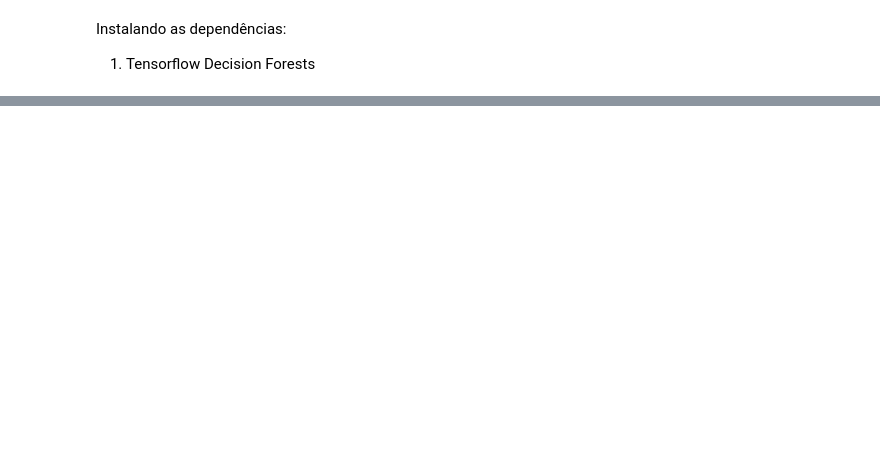
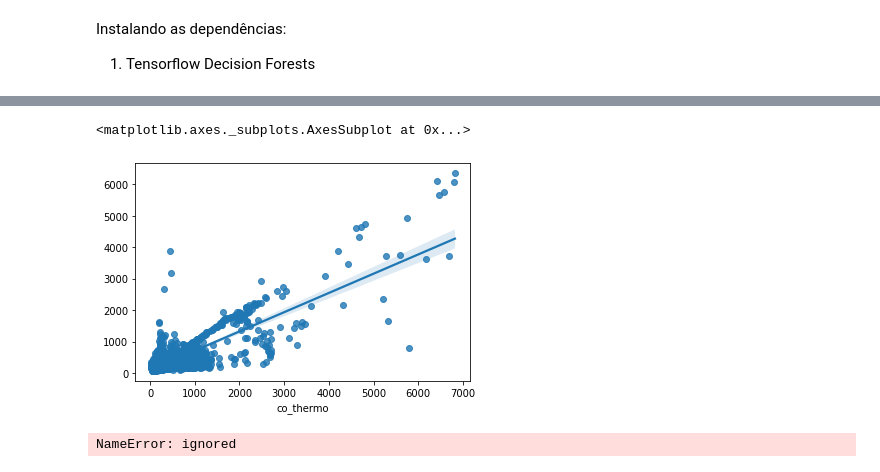
Before and after one commit to MateusMaruzka/lowcostsensors_calib, a Jupyter notebook: calib_lowcostsensors_tensorflow.ipynb, the cells around one changed output, grey strips where cells are left out. Saved outputs shown, nothing was run; the diff lists cells and outputs as text; code cells hidden in the pictures; blank space fills up the shorter version.

```diff
--- a/calib_lowcostsensors_tensorflow.ipynb
+++ b/calib_lowcostsensors_tensorflow.ipynb
@@ -91,0 +237,18 @@ Date/Time
+# %%
+from scipy.stats.mstats_basic import winsorize
+label = 'co_thermo'
+label_envcity = 'co_envcity'
+
+# Outliers
+# Q1, Q3, lower_lim, upper_lim, IQR = quantiles(df[l])
+# outliers = (df[label_envcity] < lower_lim) | (df[label_envcity] > upper_lim)
+Yco = df[label]
+
+Xco = df.loc[Yco.index][[label,'temperatura_envcity','umidade_envcity', label_envcity]]
+Xco[label_envcity] = winsorize(Xco[label_envcity])
+
+train_ds_pd, test_ds_pd = split_dataset(Xco)
+print("{} examples in training, {} examples for testing.".format(len(train_ds_pd), len(test_ds_pd)))
+
+train_ds = tfdf.keras.pd_dataframe_to_tf_dataset(train_ds_pd, label=label, task=tfdf.keras.Task.REGRESSION)
+test_ds = tfdf.keras.pd_dataframe_to_tf_dataset(test_ds_pd, label=label, task=tfdf.keras.Task.REGRESSION)
@@ -163,0 +362,3 @@ tfdf.model_plotter.plot_model_in_colab(model, tree_idx=0)
+# %%
+sns.regplot(x = test_ds_pd[label], y = model.predict(test_ds))
+# %% [output]
@@ -163,0 +366,6 @@ tfdf.model_plotter.plot_model_in_colab(model, tree_idx=0)
+<matplotlib.axes._subplots.AxesSubplot at 0x...>
+[figure, added]
+# %%
+sns.regplot(x = test_ds_pd[label], y = test_ds_pd[label_envcity])
+# %% [output]
+NameError: ignored
```
Also changed, not shown: parts of 25 cells of this notebook.
